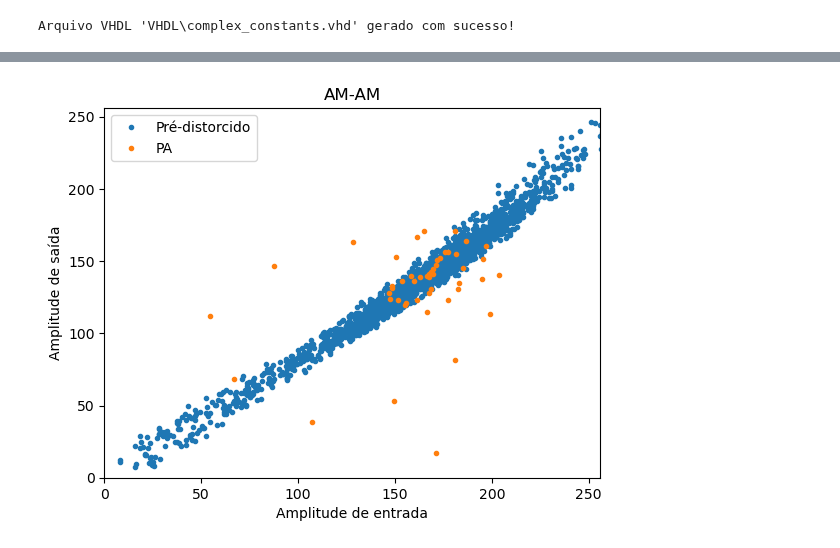
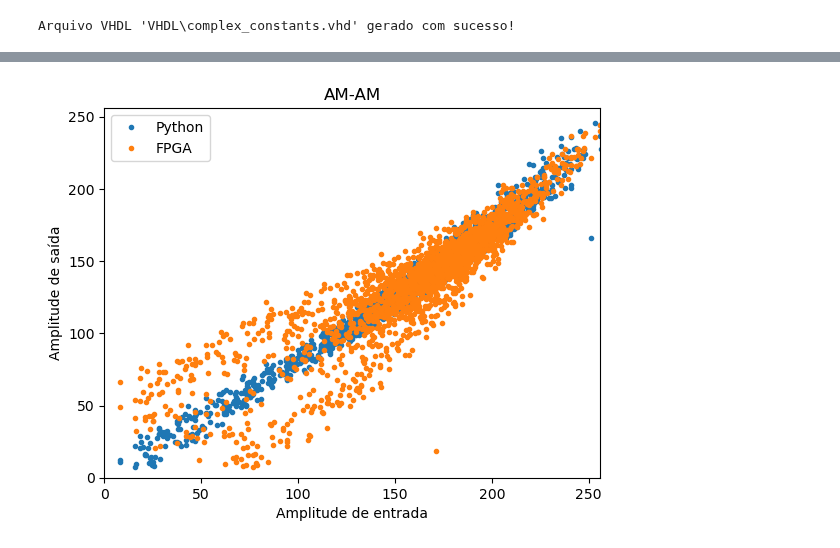
Before and after one commit to Je-Leo-AS/DPD, a Jupyter notebook: at5.ipynb, the cells around one changed output, grey strips where cells are left out. Saved outputs shown, nothing was run; the diff lists cells and outputs as text; code cells hidden in the pictures.

```diff
--- a/at5.ipynb
+++ b/at5.ipynb
@@ -442,5 +350,5 @@ import pandas as pd
 
 out_signal = pd.read_csv('simulation_output.txt')
 out_signal = out_signal.astype(complex)
-vetor_complexo = (out_signal['0'] + out_signal['0j']).values.reshape(-1, 1)
-vetor_complexo = np.delete(vetor_complexo, np.where(vetor_complexo == 0+0j))
+out_fpga = (out_signal['0'] + out_signal['0j']).values.reshape(-1, 1)
+out_fpga = np.delete(out_fpga, np.where(out_fpga == 0+0j))
@@ -504,14 +360,14 @@ array([[  61.+160.j],
 # %%
 fig, ax = plt.subplots()
-ax.plot(np.abs(in_val_fixed[M:]), np.abs(predicted_val_fixed_pre), '.', label='Pré-distorcido')
-ax.plot(np.abs(in_val_fixed[:len(vetor_complexo)]), np.abs(vetor_complexo), '.', label='PA')
+ax.plot(np.abs(in_val_fixed[M:]), np.abs(predicted_val_fixed_pre), '.', label='Python')
+ax.plot(np.abs(in_val_fixed[:len(out_fpga)]), np.abs(out_fpga[:len(in_val_fixed)]), '.', label='FPGA')
 ax.set_xlim([0, 2 ** p_bits])
 ax.set_ylim([0, 2 ** p_bits])
 
 ax.set_xlabel('Amplitude de entrada')
 ax.set_ylabel('Amplitude de saída')
 ax.set_title('AM-AM')
 ax.legend()
 fig.show()
 # %% [output]
-[figure, old version]
+[figure, new version]
```
Also changed, not shown: parts of 19 cells of this notebook, 4 other files.
